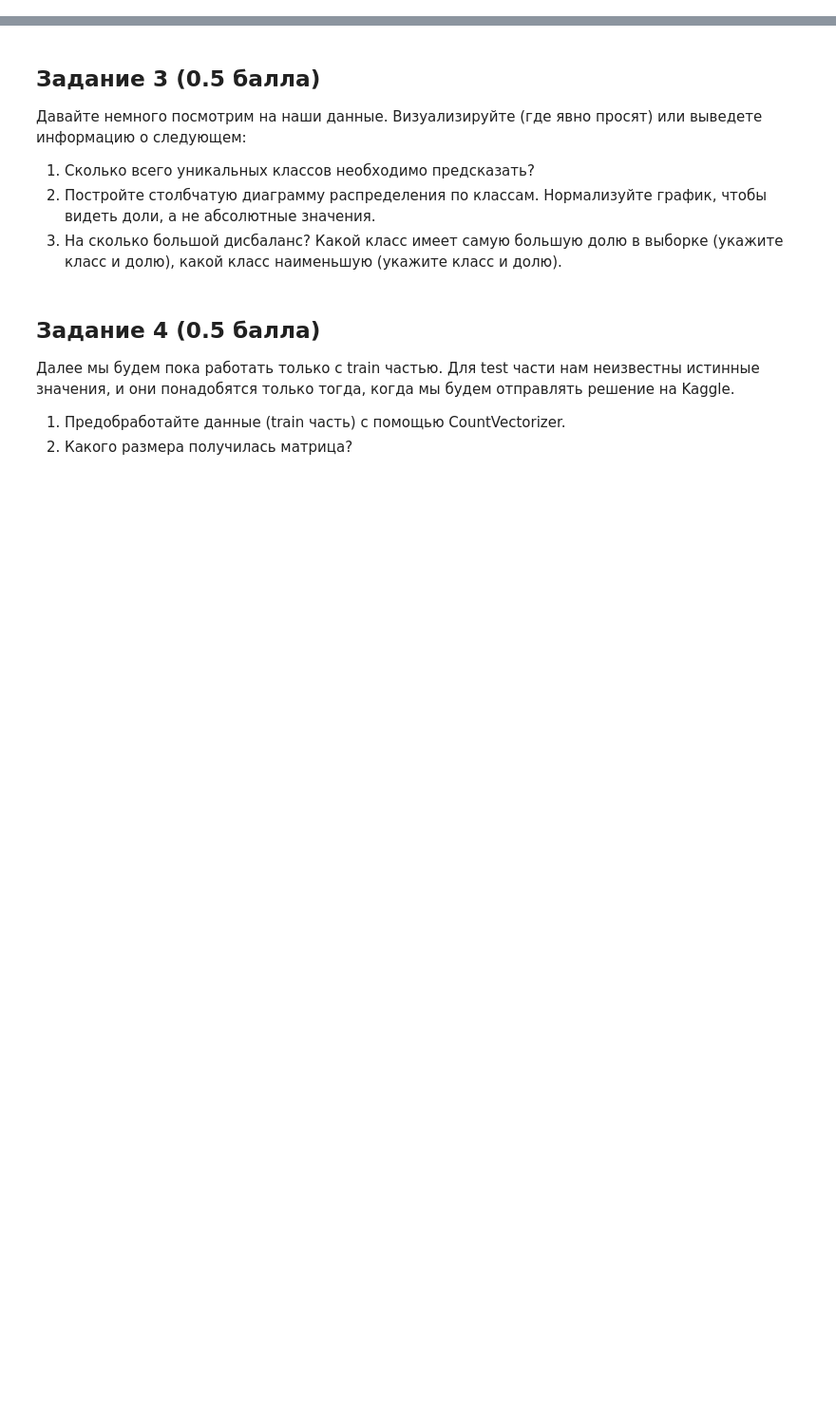
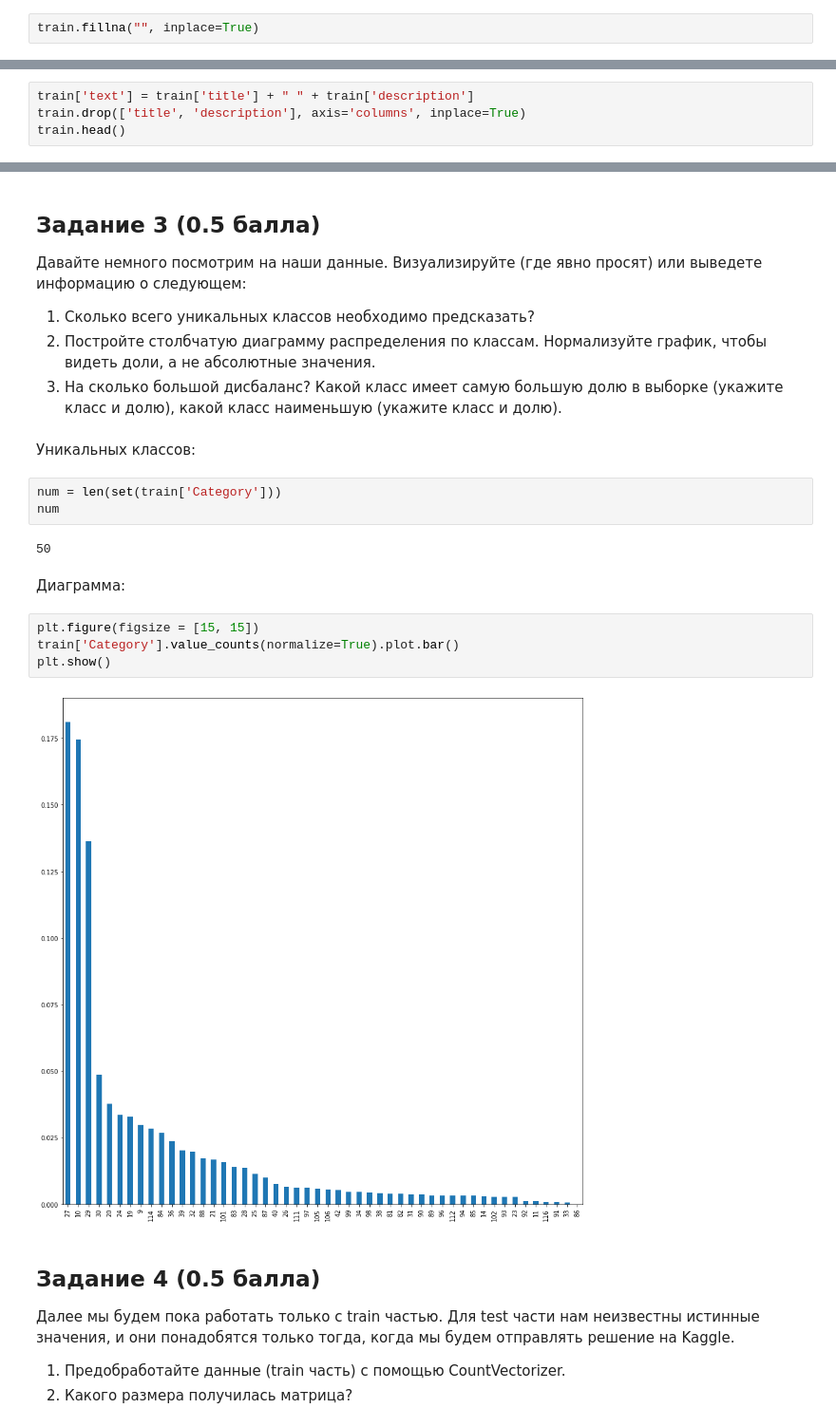
Before and after one commit to alyonabelenko/Courses, a Jupyter notebook: IAD2/06_text/hw06.ipynb, the cells around one changed output, grey strips where cells are left out. Shown: that part at 95% size. Cells and saved outputs as stored; diff of their text form; blank space fills up the shorter version.

```diff
--- a/IAD2/06_text/hw06.ipynb
+++ b/IAD2/06_text/hw06.ipynb
@@ -58,0 +130,2 @@ train.head()
+# %%
+train.fillna("", inplace=True)
@@ -59,3 +158,7 @@ train.head()
 # %% [markdown]
 ## Задание 2 (0.5 балла)
 Сконкатенируйте заголовок и описание в единую строку и поместите результат в отдельный столбец. Таким образом мы будет работать с одним текстом, а не с двумя.
+# %%
+train['text'] = train['title'] + " " + train['description']
+train.drop(['title', 'description'], axis='columns', inplace=True)
+train.head()
@@ -66,6 +187,21 @@ train.head()
 1. Сколько всего уникальных классов необходимо предсказать?
 2. Постройте столбчатую диаграмму распределения по классам. Нормализуйте график, чтобы видеть доли, а не абсолютные значения.
 3. На сколько большой дисбаланс? Какой класс имеет самую большую долю в выборке (укажите класс и долю), какой класс наименьшую (укажите класс и долю).
+# %% [markdown]
+Уникальных классов:
+# %%
+num = len(set(train['Category']))
+num
+# %% [output]
+50
+# %% [markdown]
+Диаграмма:
+# %%
+plt.figure(figsize = [15, 15])
+train['Category'].value_counts(normalize=True).plot.bar()
+plt.show()
+# %% [output]
+[figure, added]
 # %% [markdown]
 ## Задание 4 (0.5 балла)
 
```
Also changed, not shown: parts of 28 cells of this notebook.
